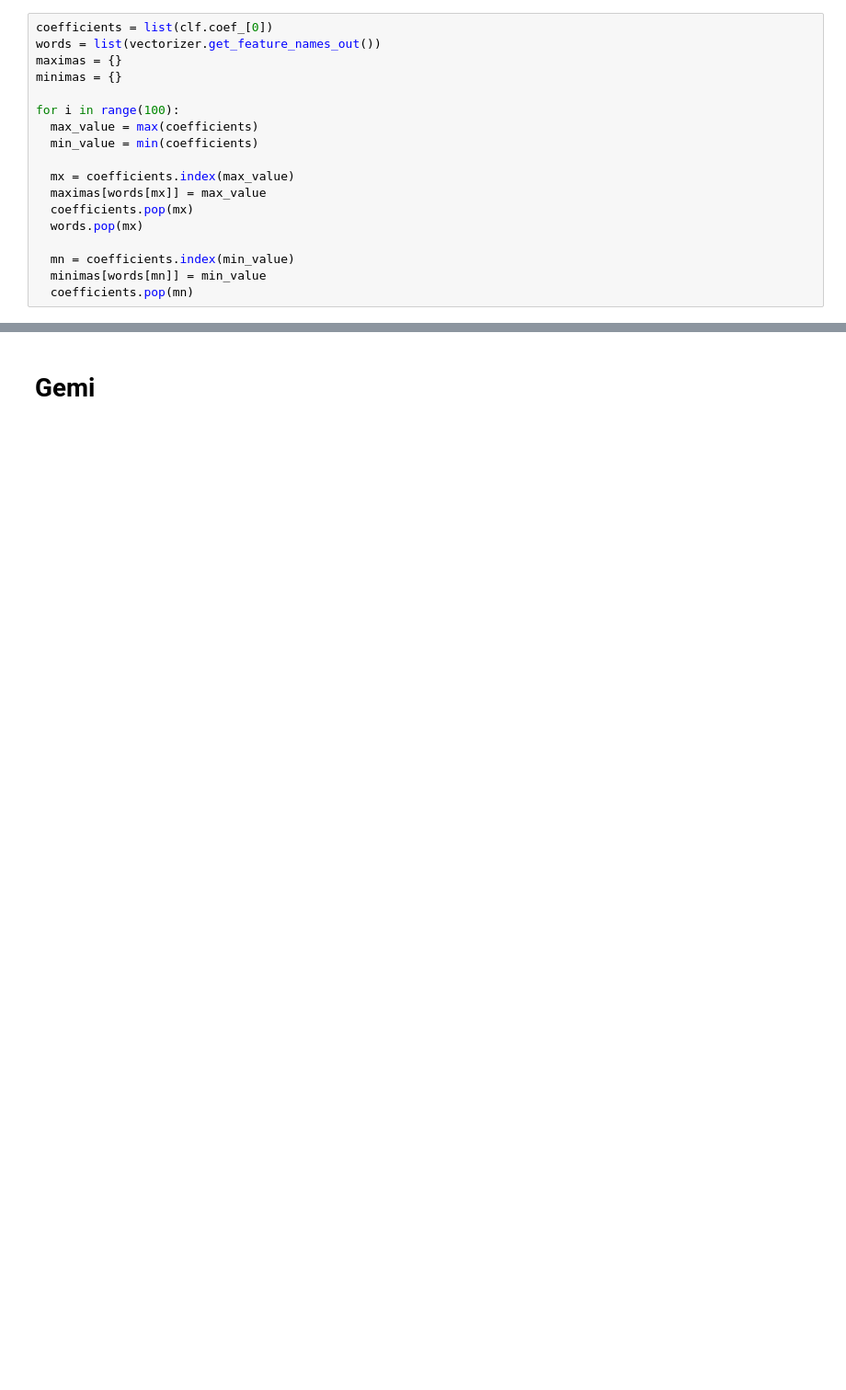
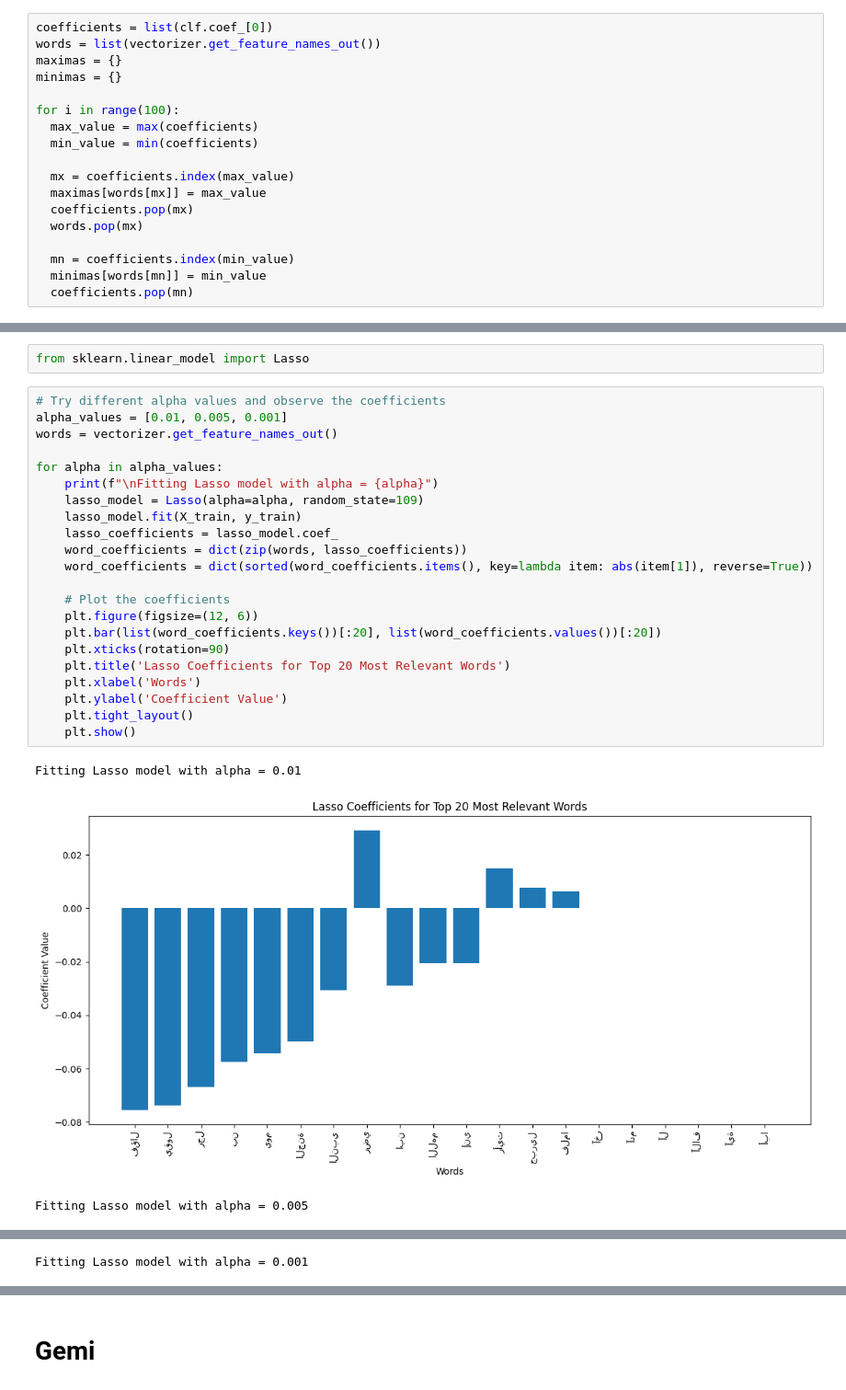
Before and after one commit to MuhammadHelmyOmar/Hadith, a Jupyter notebook: bow_featuring.ipynb, the cells around one changed output, grey strips where cells are left out. Shown: that part at 92% size. Saved outputs shown, nothing was run; the diff lists cells and outputs as text; blank space fills up the shorter version.

```diff
--- a/bow_featuring.ipynb
+++ b/bow_featuring.ipynb
@@ -370,0 +383,28 @@ maximas
+# %%
+from sklearn.linear_model import Lasso
+# %%
+# Try different alpha values and observe the coefficients
+alpha_values = [0.01, 0.005, 0.001]
+words = vectorizer.get_feature_names_out()
+
+for alpha in alpha_values:
+    print(f"\nFitting Lasso model with alpha = {alpha}")
+    lasso_model = Lasso(alpha=alpha, random_state=109)
+    lasso_model.fit(X_train, y_train)
+    lasso_coefficients = lasso_model.coef_
+    word_coefficients = dict(zip(words, lasso_coefficients))
+    word_coefficients = dict(sorted(word_coefficients.items(), key=lambda item: abs(item[1]), reverse=True))
+
+    # Plot the coefficients
+    plt.figure(figsize=(12, 6))
+    plt.bar(list(word_coefficients.keys())[:20], list(word_coefficients.values())[:20])
+    plt.xticks(rotation=90)
+    plt.title('Lasso Coefficients for Top 20 Most Relevant Words')
+    plt.xlabel('Words')
+    plt.ylabel('Coefficient Value')
+    plt.tight_layout()
+    plt.show()
+# %% [output]
+Fitting Lasso model with alpha = 0.01
+[figure, added]
+Fitting Lasso model with alpha = 0.005
@@ -370,0 +412 @@ maximas
+Fitting Lasso model with alpha = 0.001
```
Also changed, not shown: parts of 15 cells of this notebook.
